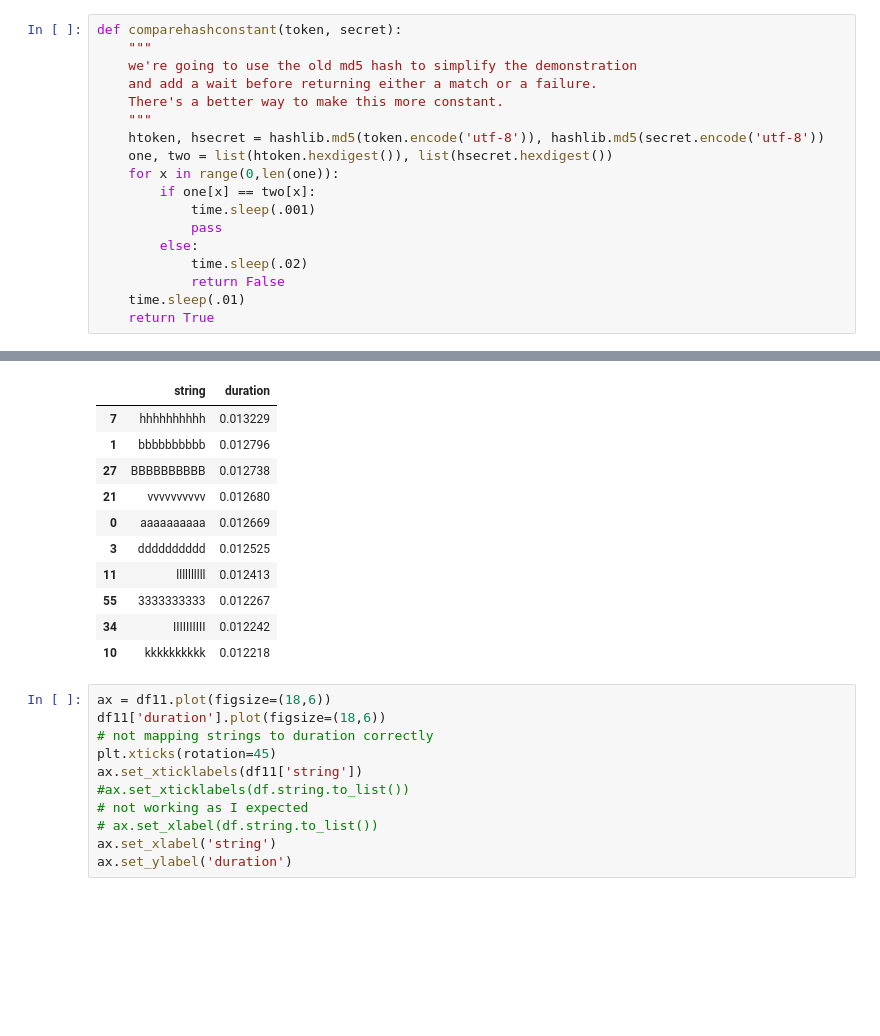
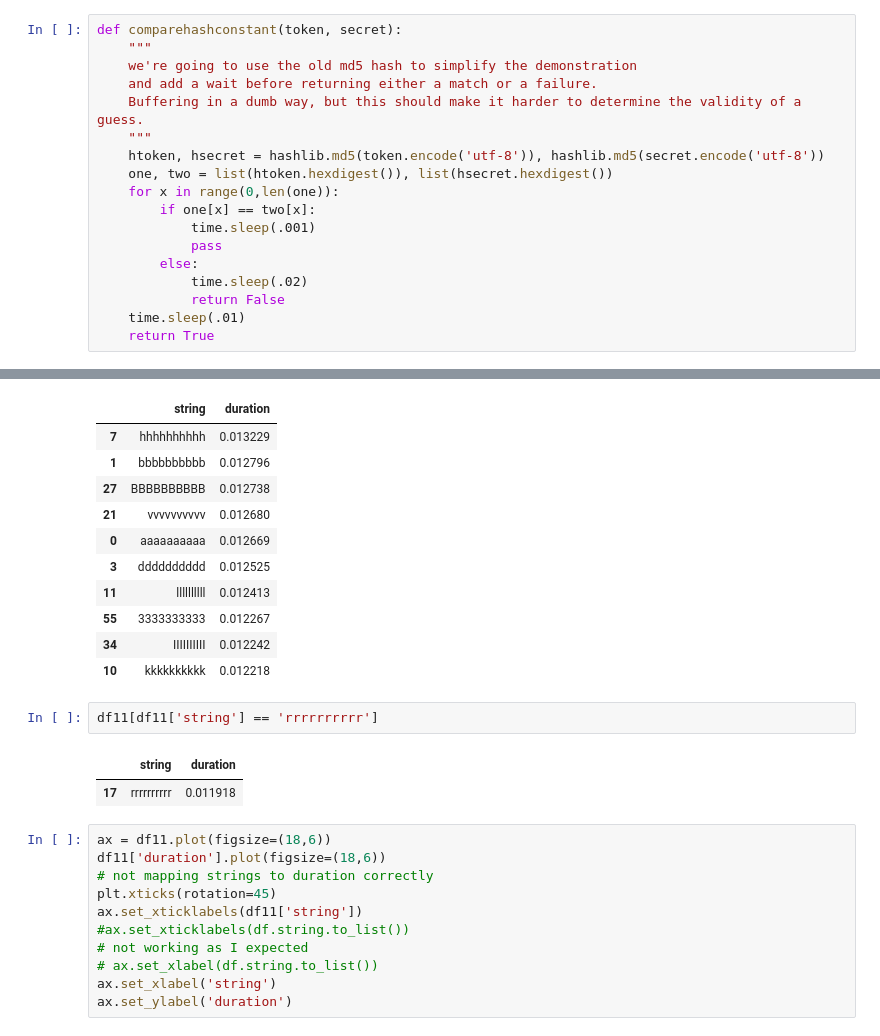
Before and after one commit to jsutch/strcmp_timing_attacks_demo, a Jupyter notebook: Examining Authentication Timing Side Channel Attacks with libc strcmp.ipynb, the cells around one changed output, grey strips where cells are left out. Drawn from its saved outputs; the diff is of its cells as text; blank space fills up the shorter version.

```diff
--- a/Examining Authentication Timing Side Channel Attacks with libc strcmp.ipynb
+++ b/Examining Authentication Timing Side Channel Attacks with libc strcmp.ipynb
@@ -572,7 +572,7 @@ def comparehashconstant(token, secret):
     """
     we're going to use the old md5 hash to simplify the demonstration
     and add a wait before returning either a match or a failure.
-    There's a better way to make this more constant.
+    Buffering in a dumb way, but this should make it harder to determine the validity of a guess.
     """
     htoken, hsecret = hashlib.md5(token.encode('utf-8')), hashlib.md5(secret.encode('utf-8'))
     one, two = list(htoken.hexdigest()), list(hsecret.hexdigest())
@@ -635,6 +637,11 @@ df11.sort_values(by='duration', ascending=False)[:10]
 | 55 | 3333333333 | 0.012267 |
 | 34 | IIIIIIIIII | 0.012242 |
 | 10 | kkkkkkkkkk | 0.012218 |
+# %%
+df11[df11['string'] == 'rrrrrrrrrr']
+# %% [output]
+|  | string | duration |
+| 17 | rrrrrrrrrr | 0.011918 |
 # %%
 ax = df11.plot(figsize=(18,6))
 df11['duration'].plot(figsize=(18,6))
```
Also changed, not shown: parts of 3 cells of this notebook, 1 other file.
